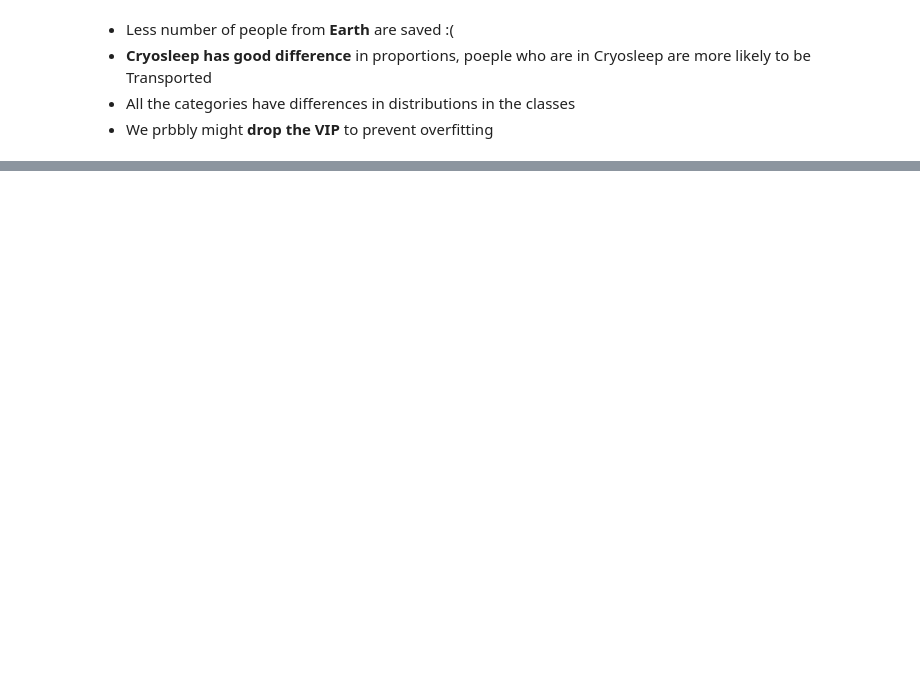
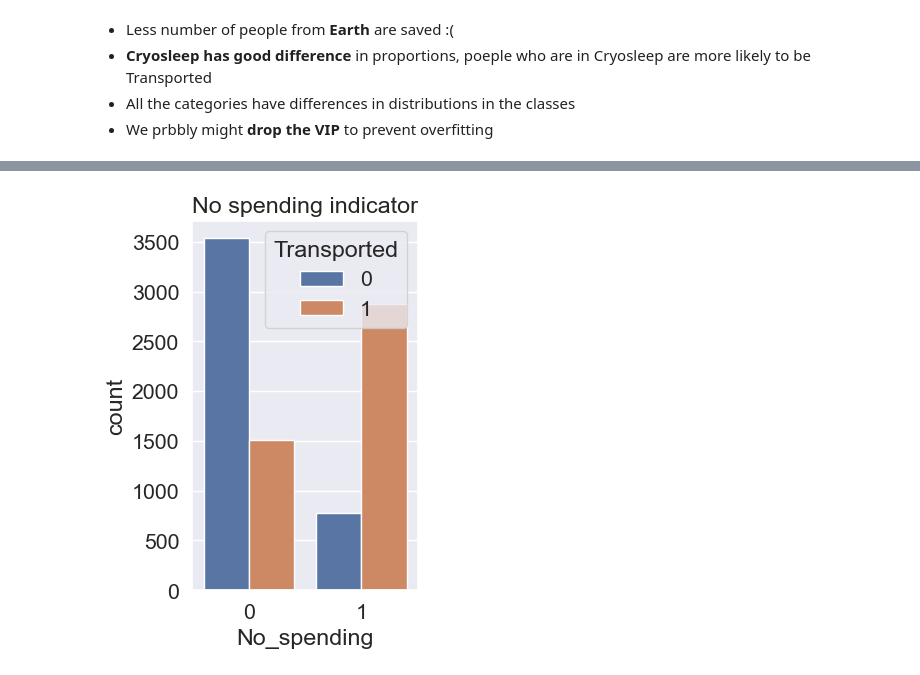
Before and after one commit to SerginhoDom/Spaceship_titanic, a Jupyter notebook: SpaceshipTitanic.ipynb, the cells around one changed output, grey strips where cells are left out. Cells and saved outputs as stored; diff of their text form; code cells hidden in the pictures; blank space fills up the shorter version.

```diff
--- a/SpaceshipTitanic.ipynb
+++ b/SpaceshipTitanic.ipynb
@@ -438,0 +499,18 @@ ValueError: could not convert string to float: 'Europa'
+# %%
+train = train.drop('Gender_Guesser', axis = 1)
+train = train.drop('FirstName', axis = 1)
+# %%
+exp_feats=['RoomService', 'FoodCourt', 'ShoppingMall', 'Spa', 'VRDeck']
+
+train['Expenditure']=train[exp_feats].sum(axis=1)
+train['No_spending']=(train['Expenditure']==0).astype(int)
+
+test['Expenditure']=test[exp_feats].sum(axis=1)
+test['No_spending']=(test['Expenditure']==0).astype(int)
+
+plt.subplot(1,2,2)
+sns.countplot(data=train, x='No_spending', hue='Transported')
+plt.title('No spending indicator')
+fig.tight_layout()
+# %% [output]
+[figure, added]
```
Also changed, not shown: parts of 84 cells of this notebook, 1 other file.
